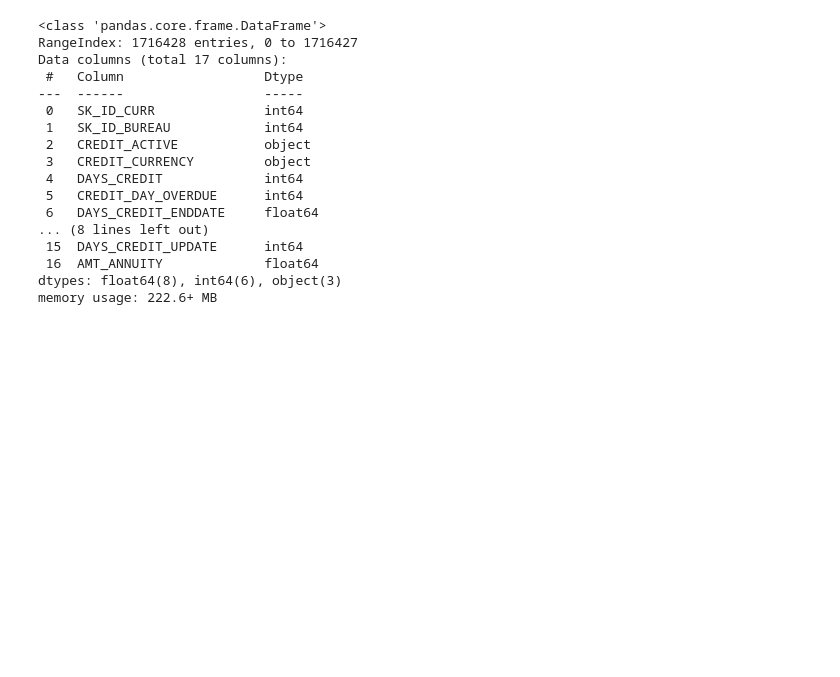
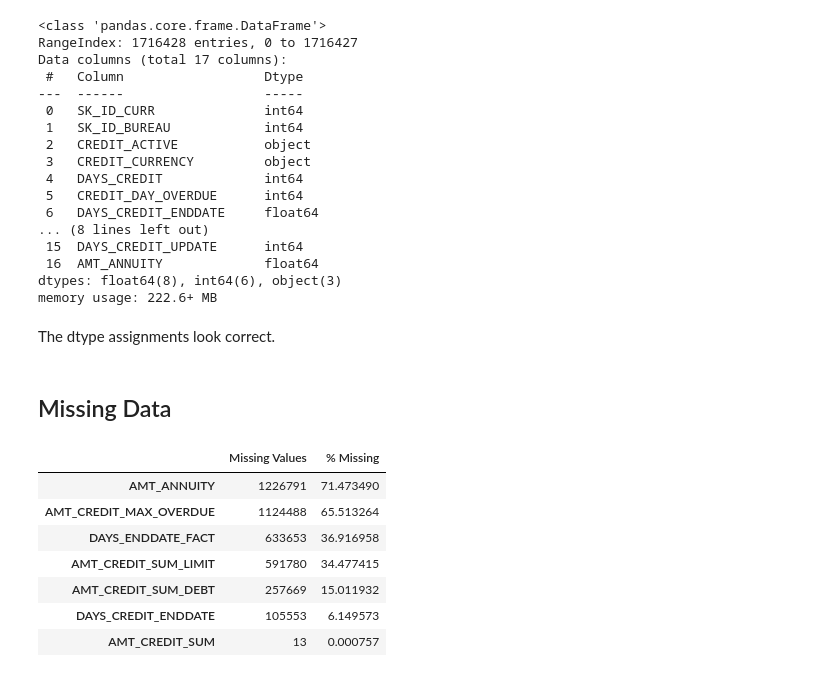
Before and after one commit to mlcuadra1/Credit-Risk, a Jupyter notebook: notebooks/Script 1 - cleaning.ipynb, the cells around one changed output. Drawn from its saved outputs; the diff is of its cells as text; code cells hidden in the pictures; blank space fills up the shorter version.

```diff
--- a/notebooks/Script 1 - cleaning.ipynb
+++ b/notebooks/Script 1 - cleaning.ipynb
@@ -106,7 +109,7 @@ def null_table(df: pd.DataFrame) -> pd.DataFrame:
     missing_series_nonzero = missing_series[missing_series.values != 0]
 
     # Make another series for percent
-    pct_missing = missing_series_nonzero / len(application_train_df) * 100
+    pct_missing = missing_series_nonzero / len(df) * 100
 
     # Combine the two series
     missing_pct_table = pd.concat([missing_series_nonzero, pct_missing], axis = 1)
@@ -197,3 +203,18 @@ Data columns (total 17 columns):
  16  AMT_ANNUITY             float64
 dtypes: float64(8), int64(6), object(3)
 memory usage: 222.6+ MB
+# %% [markdown]
+The dtype assignments look correct.
+# %% [markdown]
+## Missing Data
+# %%
+null_table(bureau_df)
+# %% [output]
+|  | Missing Values | % Missing |
+| AMT_ANNUITY | 1226791 | 71.473490 |
+| AMT_CREDIT_MAX_OVERDUE | 1124488 | 65.513264 |
+| DAYS_ENDDATE_FACT | 633653 | 36.916958 |
+| AMT_CREDIT_SUM_LIMIT | 591780 | 34.477415 |
+| AMT_CREDIT_SUM_DEBT | 257669 | 15.011932 |
+| DAYS_CREDIT_ENDDATE | 105553 | 6.149573 |
+| AMT_CREDIT_SUM | 13 | 0.000757 |
```
Also changed, not shown: parts of 14 cells of this notebook.
